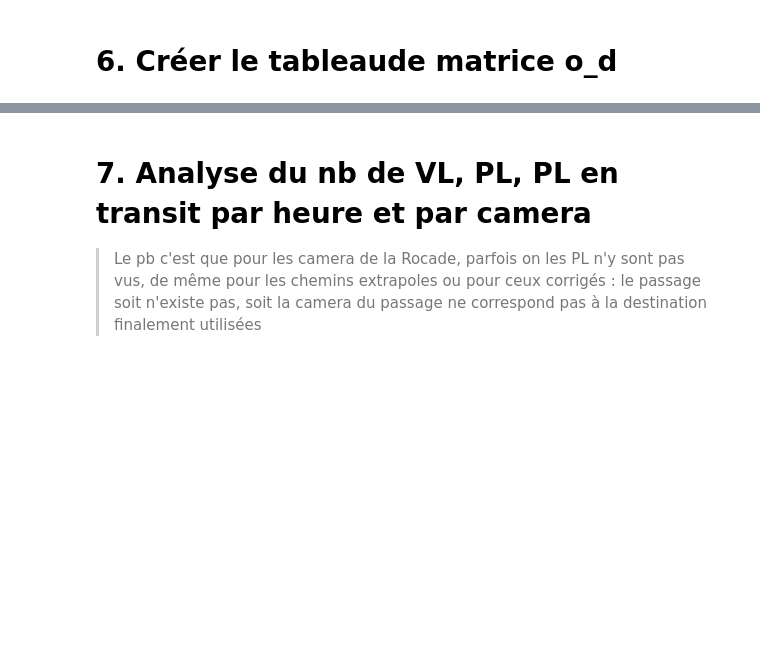
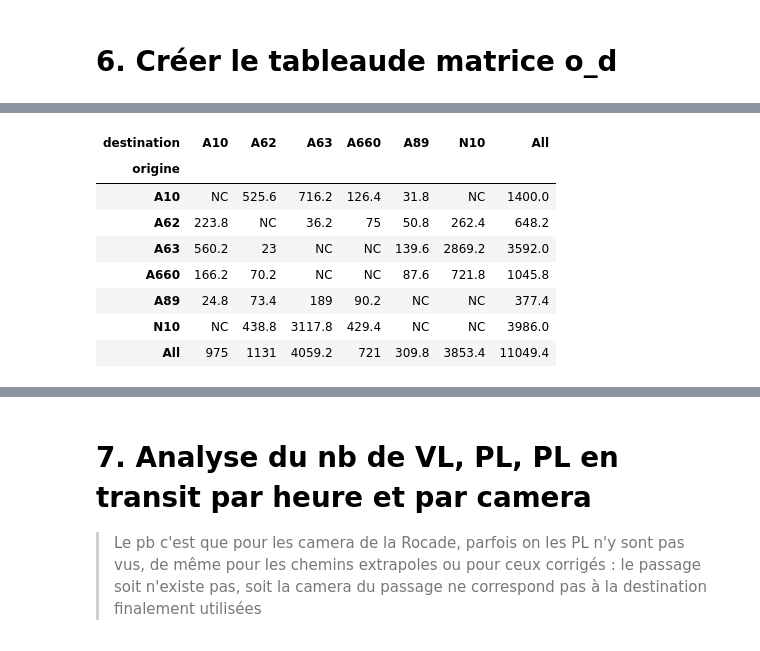
Before and after one commit to nantodevison/lapi, a Jupyter notebook: Carto_Lapi/Analyse/Donnees_postraitees.ipynb, the cells around one changed output, grey strips where cells are left out. Saved outputs shown, nothing was run; the diff lists cells and outputs as text; code cells hidden in the pictures; blank space fills up the shorter version.

```diff
--- a/Carto_Lapi/Analyse/Donnees_postraitees.ipynb
+++ b/Carto_Lapi/Analyse/Donnees_postraitees.ipynb
@@ -179,0 +188,18 @@ pd.pivot_table(df_od_final,values='l', index='origine', columns='destination',ag
+# %%
+# O-D apres extrapolation en moyenne sur jour ouvre
+df_od_ouvre_final=df_od_final.loc[df_od_final.set_index('date_cam_1').index.dayofweek<5]
+pivot_od_jo=pd.pivot_table(df_od_ouvre_final,values='l', index='origine', columns='destination',aggfunc='count', margins=True).fillna('NC')
+pivot_od_jo
+# %%
+pivot_od_jo.applymap(lambda x : x/5 if (isinstance(x,float) or isinstance(x,int)) else 'NC')
+#pivot_od_jo.applymap(lambda x : type(x))
+# %% [output]
+| destination | A10 | A62 | A63 | A660 | A89 | N10 | All |
+| origine |  |  |  |  |  |  |  |
+| A10 | NC | 525.6 | 716.2 | 126.4 | 31.8 | NC | 1400.0 |
+| A62 | 223.8 | NC | 36.2 | 75 | 50.8 | 262.4 | 648.2 |
+| A63 | 560.2 | 23 | NC | NC | 139.6 | 2869.2 | 3592.0 |
+| A660 | 166.2 | 70.2 | NC | NC | 87.6 | 721.8 | 1045.8 |
+| A89 | 24.8 | 73.4 | 189 | 90.2 | NC | NC | 377.4 |
+| N10 | NC | 438.8 | 3117.8 | 429.4 | NC | NC | 3986.0 |
+| All | 975 | 1131 | 4059.2 | 721 | 309.8 | 3853.4 | 11049.4 |
```
Also changed, not shown: parts of 15 cells of this notebook, 1 other file.
